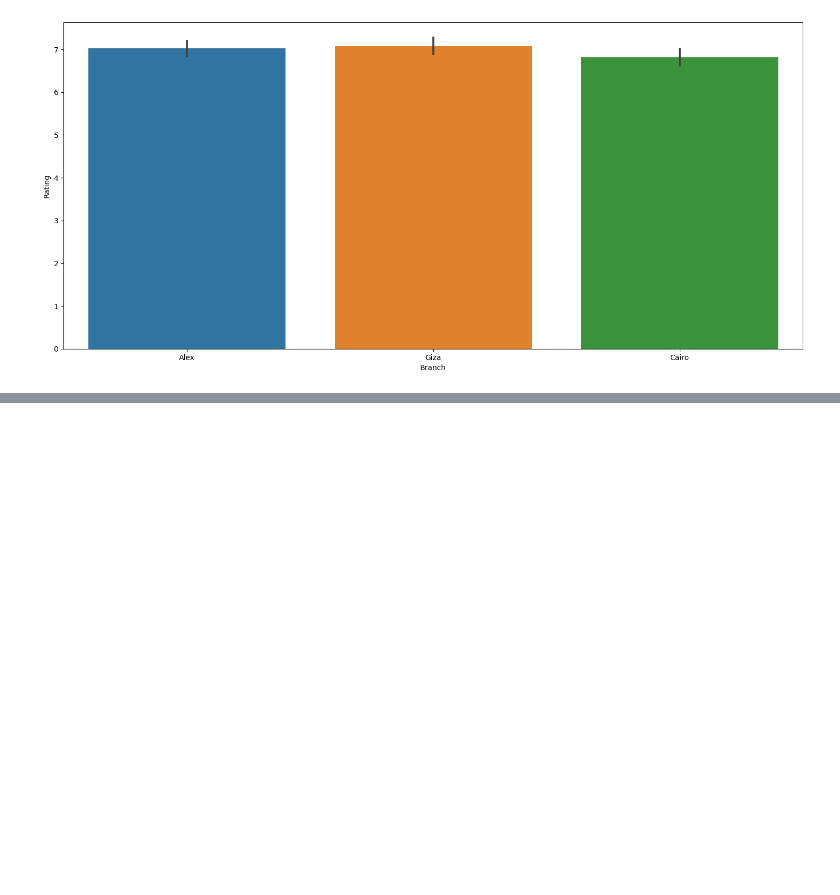
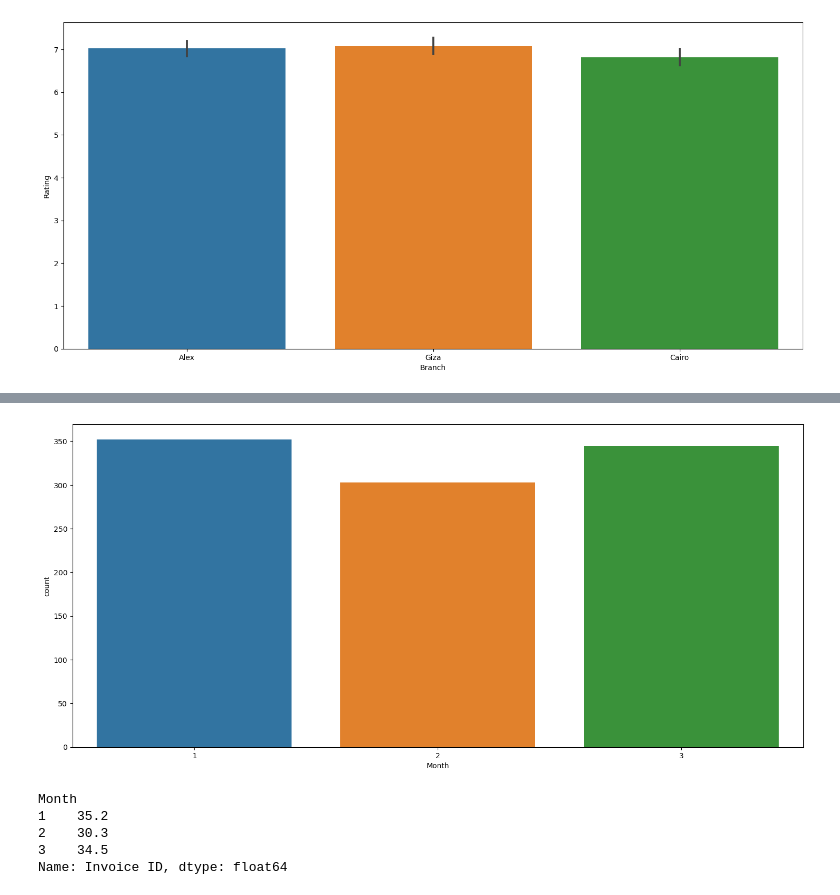
Before and after one commit to Abdourahmane2/Analyse-et-Prediction-des-Ventes-pour-un-Supermarche, a Jupyter notebook: Analyse_Ventes_Supermarche.ipynb, the cells around one changed output, grey strips where cells are left out. Cells and saved outputs as stored; diff of their text form; code cells hidden in the pictures; blank space fills up the shorter version.

```diff
--- a/Analyse_Ventes_Supermarche.ipynb
+++ b/Analyse_Ventes_Supermarche.ipynb
@@ -162,0 +237,18 @@ plt.show()
+# %%
+#mois de l'annee ou il y a le plus de vente
+data['Date'] = pd.to_datetime(data['Date'])
+data["Month"] = data["Date"].dt.month
+
+plt.figure(figsize=(18, 8))
+sns.countplot(x="Month", data=data) #le mois de l'annee ou il y a le plus de vente est en janvier
+plt.show()
+
+nombre = data.groupby("Month")["Invoice ID"].count() / data["Invoice ID"].count() * 100
+print(nombre)
+# %% [output]
+[figure, added]
+Month
+1    35.2
+2    30.3
+3    34.5
+Name: Invoice ID, dtype: float64
```
Also changed, not shown: parts of 7 cells of this notebook, 1 other file.
